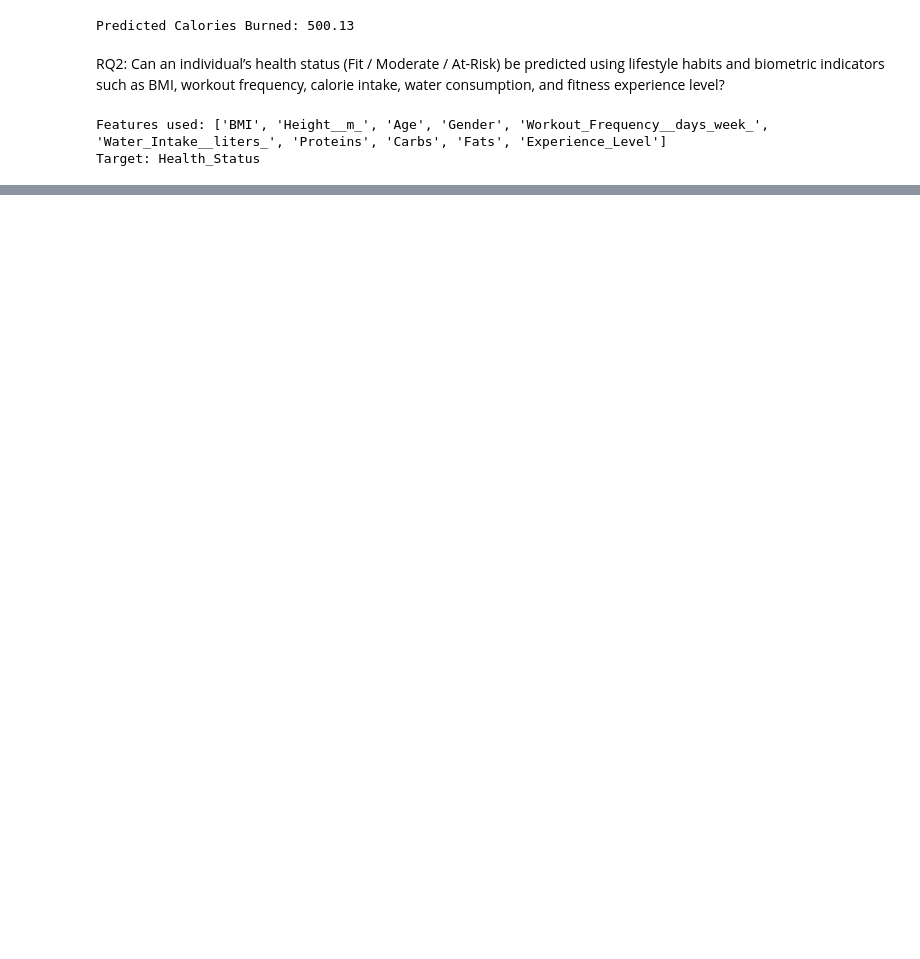
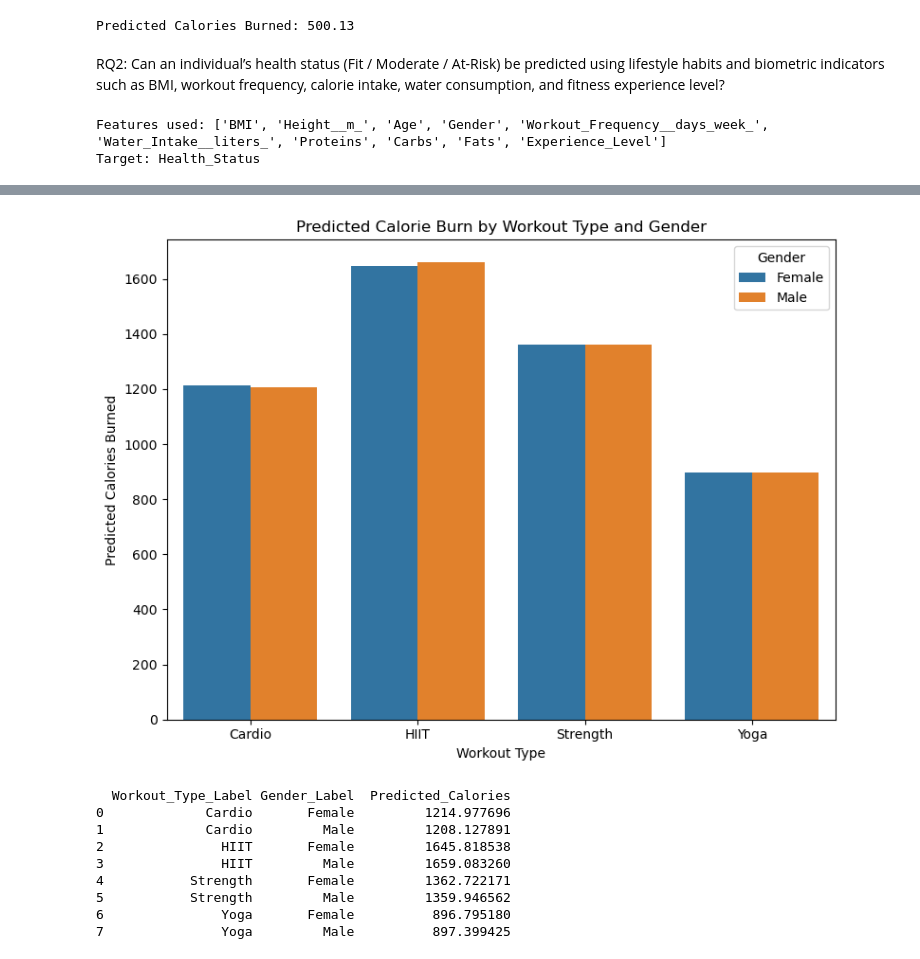
Before and after one commit to dishasanthosh/Group_2_IMT574, a Jupyter notebook: Group 2_Final Project_IMT 574.ipynb, the cells around one changed output, grey strips where cells are left out. Saved outputs shown, nothing was run; the diff lists cells and outputs as text; code cells hidden in the pictures; blank space fills up the shorter version.

```diff
--- a/Group 2_Final Project_IMT 574.ipynb
+++ b/Group 2_Final Project_IMT 574.ipynb
@@ -434,0 +455,68 @@ weighted avg       0.92      0.92      0.92      4000
+# %%
+import numpy as np
+from sklearn.ensemble import RandomForestRegressor
+from sklearn.model_selection import train_test_split
+from sklearn.preprocessing import LabelEncoder
+
+final_df = pd.read_csv("/Users/dishasanthosh/Desktop/Group 2-IMT574/Data/Final_data.csv")
+
+features = [
+    'Workout_Type', 'Gender', 'Age', 'Weight (kg)', 'Height (m)', 'BMI', 'Fat_Percentage',
+    'Session_Duration (hours)', 'Experience_Level'
+]
+target = 'Calories_Burned'
+
+# Drop rows with missing values in selected columns
+final_df_pred = final_df[features + [target]].dropna()
+
+# Encode categorical variables
+le_workout = LabelEncoder()
+le_gender = LabelEncoder()
+le_experience = LabelEncoder()
+
+final_df_pred['Workout_Type_enc'] = le_workout.fit_transform(final_df_pred['Workout_Type'])
+final_df_pred['Gender_enc'] = le_gender.fit_transform(final_df_pred['Gender'])
+final_df_pred['Experience_Level_enc'] = le_experience.fit_transform(final_df_pred['Experience_Level'])
+
+# Prepare feature matrix X and target vector y
+X = final_df_pred[['Workout_Type_enc', 'Gender_enc', 'Age', 'Weight (kg)', 'Height (m)', 'BMI', 'Fat_Percentage',
+             'Session_Duration (hours)', 'Experience_Level_enc']]
+y = final_df_pred[target]
+
+X_train, X_test, y_train, y_test = train_test_split(X, y, test_size=0.2, random_state=42)
+
+# Train Random Forest Regressor
+rf = RandomForestRegressor(n_estimators=100, random_state=42)
+rf.fit(X_train, y_train)
+
+# Predict on test set
+y_pred = rf.predict(X_test)
+
+# Analyze predicted calorie burn by workout type and gender
+final_df_pred['Predicted_Calories'] = rf.predict(X)
+final_df_pred['Workout_Type_Label'] = le_workout.inverse_transform(final_df_pred['Workout_Type_enc'])
+final_df_pred['Gender_Label'] = le_gender.inverse_transform(final_df_pred['Gender_enc'])
+
+summary = final_df_pred.groupby(['Workout_Type_Label', 'Gender_Label'])['Predicted_Calories'].mean().reset_index()
+
+plt.figure(figsize=(8,6))
+sns.barplot(data=summary, x='Workout_Type_Label', y='Predicted_Calories', hue='Gender_Label')
+plt.title('Predicted Calorie Burn by Workout Type and Gender')
+plt.ylabel('Predicted Calories Burned')
+plt.xlabel('Workout Type')
+plt.legend(title='Gender')
+plt.tight_layout()
+plt.show()
+
+print(summary)
+# %% [output]
+[figure, added]
+  Workout_Type_Label Gender_Label  Predicted_Calories
+0             Cardio       Female         1214.977696
+1             Cardio         Male         1208.127891
+2               HIIT       Female         1645.818538
+3               HIIT         Male         1659.083260
+4           Strength       Female         1362.722171
+5           Strength         Male         1359.946562
+6               Yoga       Female          896.795180
+7               Yoga         Male          897.399425
```
Also changed, not shown: parts of 8 cells of this notebook.
